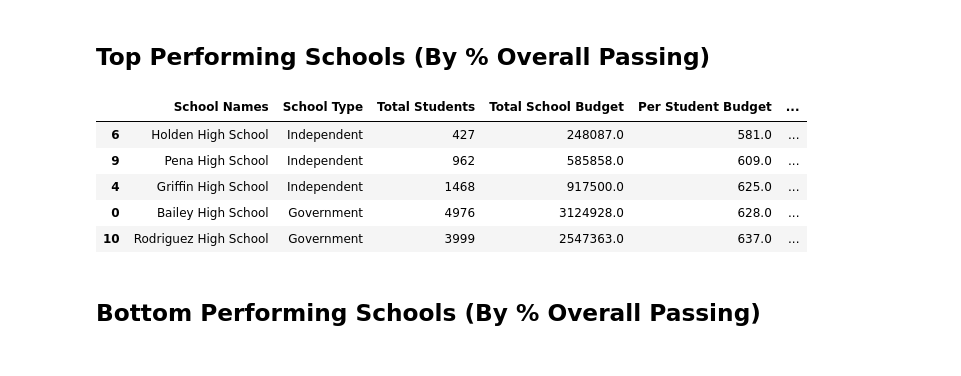
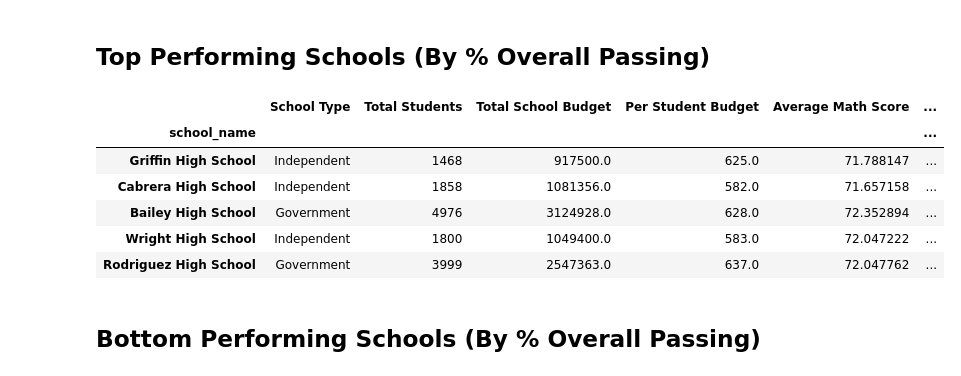
Before and after one commit to umasel/pandas_challenge, a Jupyter notebook: PyCitySchools/PyCitySchools_starter.ipynb, the cells around one changed output. Cells and saved outputs as stored; diff of their text form; code cells hidden in the pictures.

```diff
--- a/PyCitySchools/PyCitySchools_starter.ipynb
+++ b/PyCitySchools/PyCitySchools_starter.ipynb
@@ -101,33 +202,0 @@ overall_passing_rate =passing_maths_and_reading.groupby(["school_name"]).count()
-# %%
-# Convert to DataFrame
-school_summary = school_data_complete.groupby(['school_name'])
-school_names = school_data_complete.school_name.sort_values().unique()
-school_types = school_data.sort_values(by="school_name").type
-school_total_students = list(school_summary.student_name.count())
-school_budget = list(school_summary.budget.mean())
-school_per_student_budget = [i/j for i,j in zip(school_budget,school_total_students)]
-school_avg_math_score = list(school_summary.maths_score.mean())
-school_avg_reading_score = list(school_summary.reading_score.mean())
-
-# Calculating passing percentages
-school_summary = school_data_complete[school_data_complete['maths_score'] >= 70].groupby(['school_name'])
-school_pct_passing_math = [(i/j)*100 for i,j in zip(school_summary.maths_score.count(),school_total_students)]
-school_summary = school_data_complete[school_data_complete['reading_score'] >= 70].groupby(['school_name'])
-school_pct_passing_reading = [(i/j)*100 for i,j in zip(school_summary.reading_score.count(),school_total_students)]
-school_overall_passing = [(i+j)/2 for i,j in zip(school_pct_passing_math,school_pct_passing_reading)]
-
-# Compile all calculations into dataframe
-school_summary_df = pd.DataFrame({"School Names":school_names,
-                                  "School Type":school_types,
-                                  "Total Students":school_total_students,
-                                  "Total School Budget":school_budget,
-                                  "Per Student Budget":school_per_student_budget,
-                                  "Average Math Score":school_avg_math_score,
-                                  "Average Reading Score":school_avg_reading_score,
-                                  "% Passing Math":school_pct_passing_math,
-                                  "% Passing Reading":school_pct_passing_reading,
-                                  "Overall Passing Rate":school_overall_passing})
-
-school_summary_df = school_summary_df.reset_index(drop=True)
-school_summary_df
-# Display the DataFrame
@@ -152,15 +204,16 @@ school_summary_df
 ## Top Performing Schools (By % Overall Passing)
 # %%
 # Sort and show top five schools
-top_schools =school_summary_df.sort_values(["Overall Passing Rate"], ascending=False)
+top_schools =school_summary_df.sort_values(["% Overall Passing Rate"], ascending=False)
 top_schools.head(5)
 # %% [output]
-|  | School Names | School Type | Total Students | Total School Budget | Per Student Budget | ... |
-| 6 | Holden High School | Independent | 427 | 248087.0 | 581.0 | ... |
-| 9 | Pena High School | Independent | 962 | 585858.0 | 609.0 | ... |
-| 4 | Griffin High School | Independent | 1468 | 917500.0 | 625.0 | ... |
-| 0 | Bailey High School | Government | 4976 | 3124928.0 | 628.0 | ... |
-| 10 | Rodriguez High School | Government | 3999 | 2547363.0 | 637.0 | ... |
+|  | School Type | Total Students | Total School Budget | Per Student Budget | Average Math Score | ... |
+| school_name |  |  |  |  |  | ... |
+| Griffin High School | Independent | 1468 | 917500.0 | 625.0 | 71.788147 | ... |
+| Cabrera High School | Independent | 1858 | 1081356.0 | 582.0 | 71.657158 | ... |
+| Bailey High School | Government | 4976 | 3124928.0 | 628.0 | 72.352894 | ... |
+| Wright High School | Independent | 1800 | 1049400.0 | 583.0 | 72.047222 | ... |
+| Rodriguez High School | Government | 3999 | 2547363.0 | 637.0 | 72.047762 | ... |
 # %% [markdown]
 ## Bottom Performing Schools (By % Overall Passing)
 # %%
```
Also changed, not shown: parts of 16 cells of this notebook.
